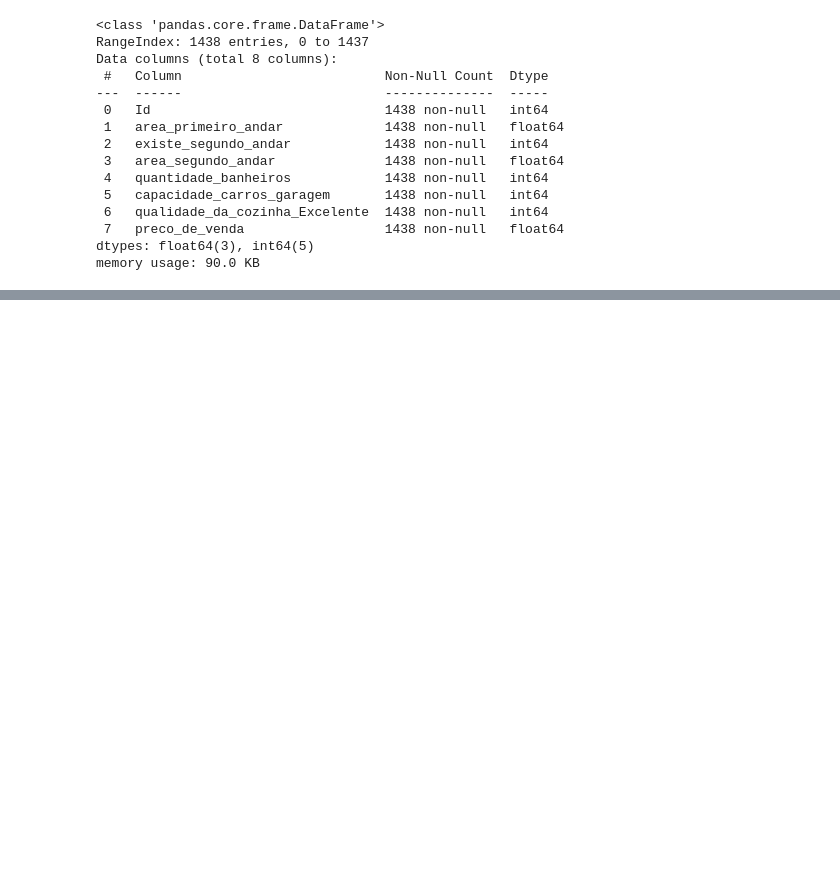
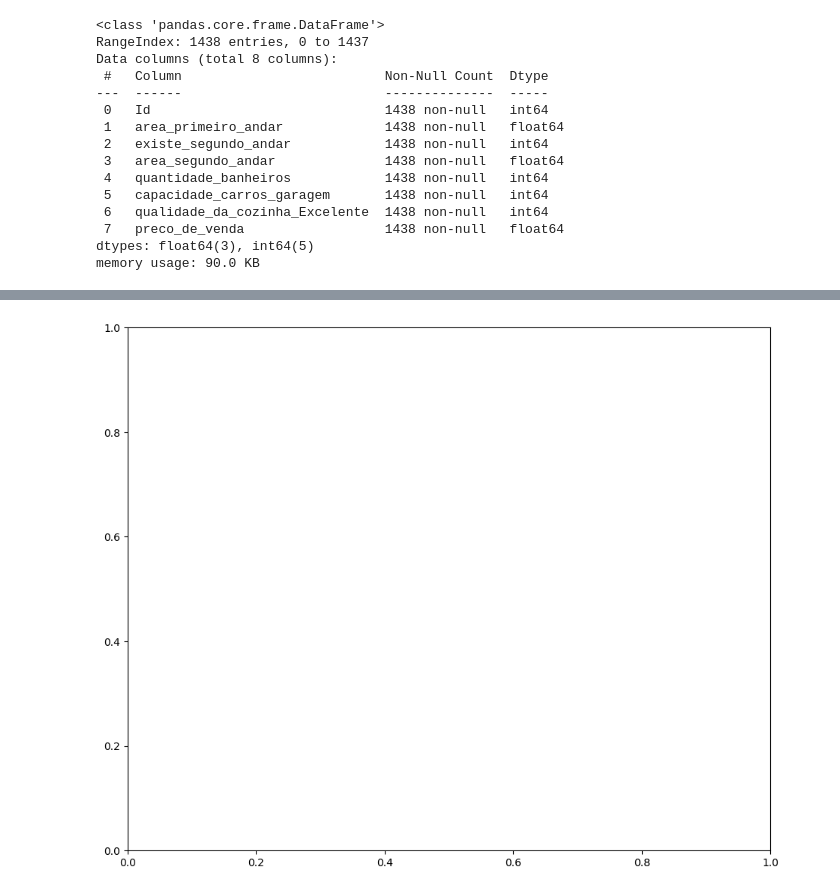
Before and after one commit to Heitorccf/Sapientia, a Jupyter notebook: linear-regression-analysis/exploitation.ipynb, the cells around one changed output, grey strips where cells are left out. Cells and saved outputs as stored; diff of their text form; code cells hidden in the pictures; blank space fills up the shorter version.

```diff
--- a/linear-regression-analysis/exploitation.ipynb
+++ b/linear-regression-analysis/exploitation.ipynb
@@ -23,0 +44,4 @@ dados=dados.drop(columns="Id")
+# %%
+f, ax = plt.subplots(figsize=(11, 9))
+# %% [output]
+[figure, added]
```
Also changed, not shown: parts of 8 cells of this notebook.
